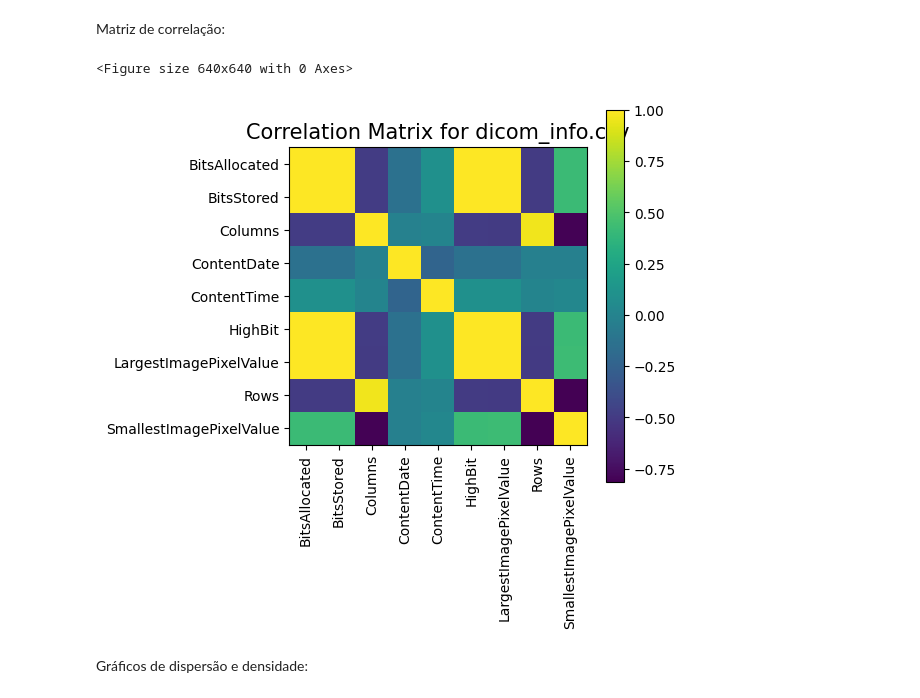
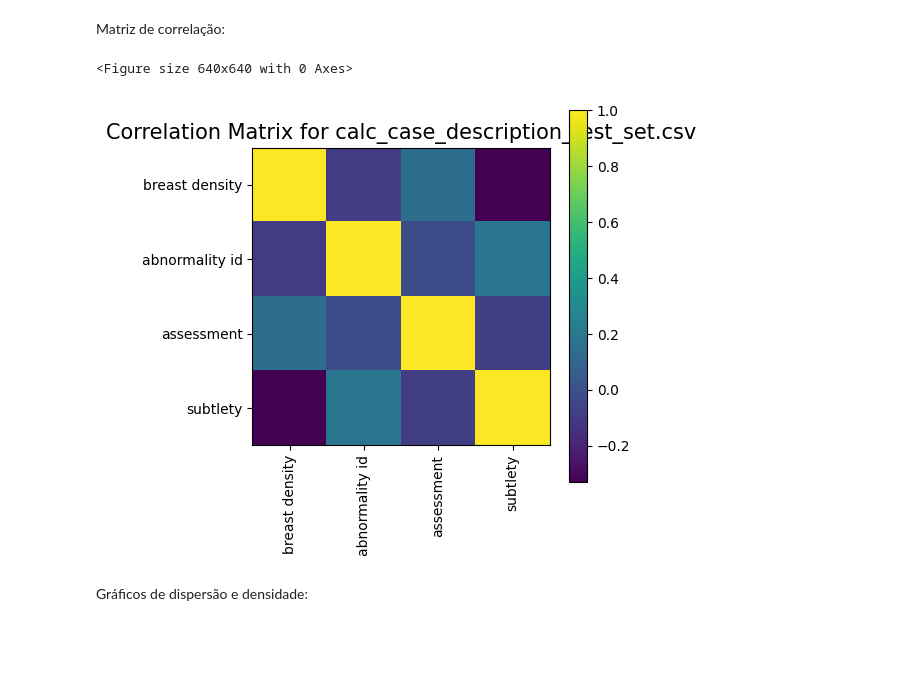
Before and after one commit to rafatokairin/eda-ddsm-mias, a Jupyter notebook: starter_pack/starter-cbis-ddsm-breast-cancer-image-eef73d6f-4.ipynb, the cells around one changed output. Saved outputs shown, nothing was run; the diff lists cells and outputs as text; code cells hidden in the pictures; blank space fills up the shorter version.

```diff
--- a/dicom_info.ipynb
+++ b/starter_pack/starter-cbis-ddsm-breast-cancer-image-eef73d6f-4.ipynb
@@ -27,0 +69,31 @@ from starter_pack.func_analysis import plotPerColumnDistribution, plotCorrelatio
+# %%
+# Função matriz de correlação
+def plotCorrelationMatrix(df, graphWidth):
+    filename = getattr(df, 'dataframeName', 'Unnamed DataFrame')
+
+    # Remove colunas com valores NaN
+    df = df.dropna(axis='columns')
+
+    # Manter apenas colunas com mais de 1 valor único
+    df = df[[col for col in df if df[col].nunique() > 1]]
+
+    # Filtrar apenas colunas numéricas
+    df = df.select_dtypes(include=[float, int])
+
+    # Verificar se há colunas suficientes para calcular a correlação
+    if df.shape[1] < 2:
+        print(f'No correlation plots shown: The number of non-NaN or constant columns ({df.shape[1]}) is less than 2')
+        return
+
+    # Calcular matriz de correlação
+    corr = df.corr()
+
+    # Plotar a matriz de correlação
+    plt.figure(figsize=(graphWidth, graphWidth), dpi=80, facecolor='w', edgecolor='k')
+    corrMat = plt.matshow(corr)
+    plt.xticks(range(len(corr.columns)), corr.columns, rotation=90)
+    plt.yticks(range(len(corr.columns)), corr.columns)
+    plt.gca().xaxis.tick_bottom()
+    plt.colorbar(corrMat)
+    plt.title(f'Correlation Matrix for {filename}', fontsize=15)
+    plt.show()
@@ -30,8 +142,8 @@ from starter_pack.func_analysis import plotPerColumnDistribution, plotCorrelatio
 # %%
 nRowsRead = 1000 # especifique 'None' se quiser ler o arquivo inteiro
-# dicom_info.csv pode ter mais linhas na realidade, mas estamos carregando/visualizando apenas as primeiras 1000 linhas
-df4 = pd.read_csv('/home/rafatokairin/uni-programs/ic/csv/dicom_info.csv', delimiter=',', nrows = nRowsRead)
-df4.dataframeName = 'dicom_info.csv'
-nRow, nCol = df4.shape
+# calc_case_description_test_set.csv pode ter mais linhas na realidade, mas estamos carregando/visualizando apenas as primeiras 1000 linhas
+df1 = pd.read_csv('/home/rafatokairin/uni-programs/ic/csv/calc_case_description_test_set.csv', delimiter=',', nrows = nRowsRead)
+df1.dataframeName = 'calc_case_description_test_set.csv'
+nRow, nCol = df1.shape
 print(f'There are {nRow} rows and {nCol} columns')
 # %% [output]
@@ -140,10 +248,10 @@ plotPerColumnDistribution(df4, 11, 5)
 # %% [markdown]
 Matriz de correlação:
 # %%
-plotCorrelationMatrix(df4, 8)
+plotCorrelationMatrix(df1, 8)
 # %% [output]
 <Figure size 640x640 with 0 Axes>
-[figure, old version]
+[figure, new version]
 # %% [markdown]
 Gráficos de dispersão e densidade:
 # %%
```
Also changed, not shown: parts of 41 cells of this notebook, 4 other files.
